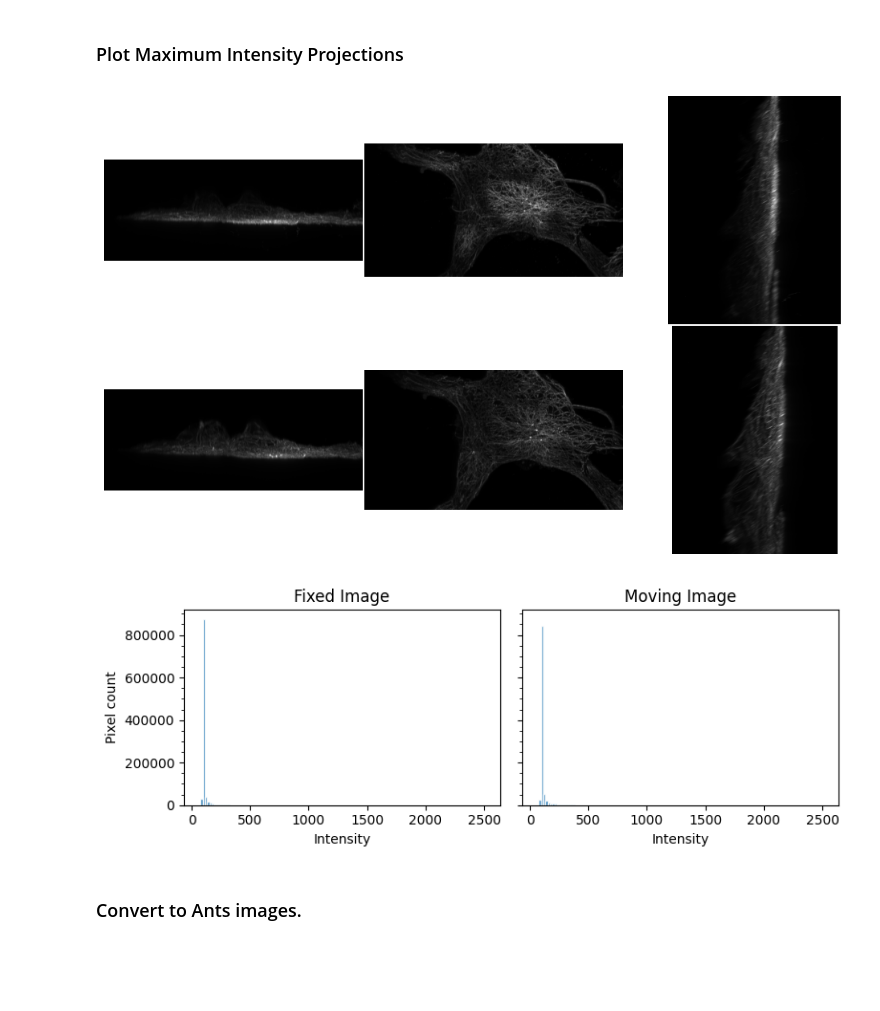
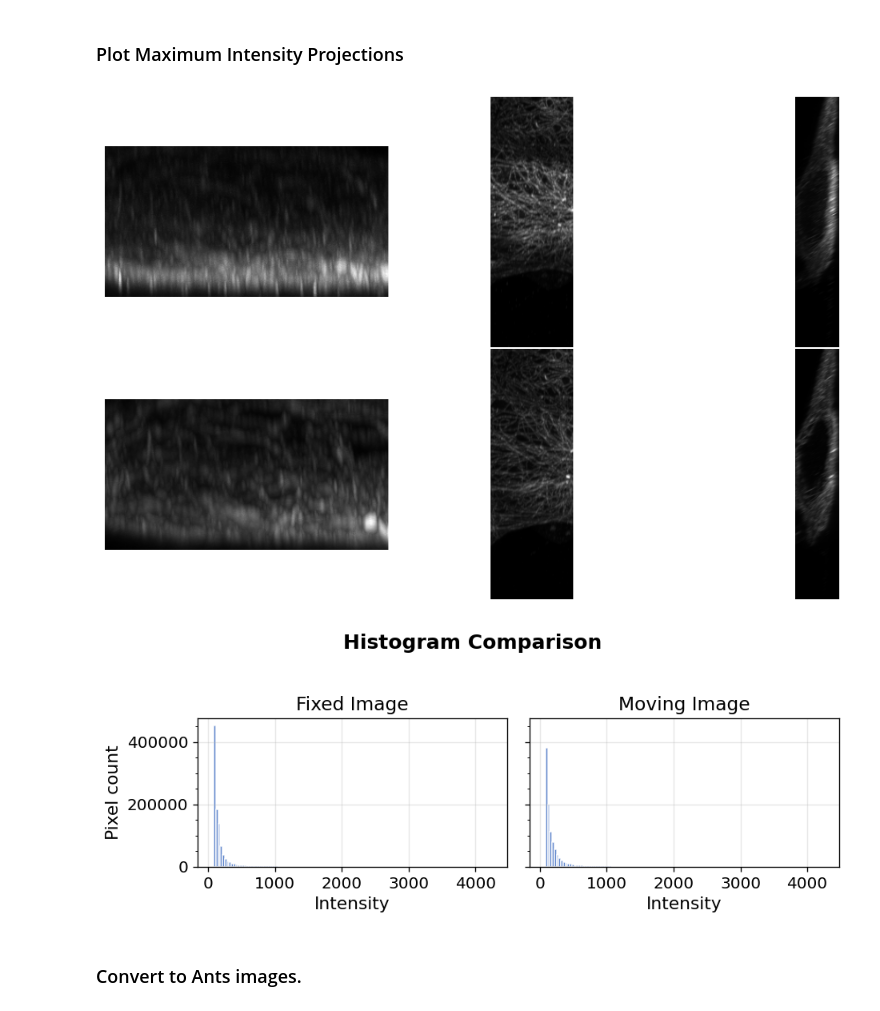
Before and after one commit to TheDeanLab/clearex, a Jupyter notebook: examples/notebooks/registration/evaluate_histogram_matching.ipynb, the cells around one changed output. Saved outputs shown, nothing was run; the diff lists cells and outputs as text; code cells hidden in the pictures; blank space fills up the shorter version.

```diff
--- a/examples/notebooks/registration/evaluate_histogram_matching.ipynb
+++ b/examples/notebooks/registration/evaluate_histogram_matching.ipynb
@@ -24,7 +22,27 @@ Wall time: 24.8 s
 ### Data Paths
 # %%
 %%time
-moving_path = ("/archive/bioinformatics/Danuser_lab/Dean/dean/2025-05-28-registration/original_moving")
-reference_path = ("/archive/bioinformatics/Danuser_lab/Dean/dean/2025-05-28-registration/original_fixed")
-transform_path = ("/archive/bioinformatics/Danuser_lab/Dean/dean/2025-05-28-registration/tmpnccx3xyy0GenericAffine.mat")
+output_path = download_test_registration_data()
+
+fixed_path = os.path.join(
+    output_path,
+    "clearex",
+    "cropped_fixed.tif")
+
+moving_path = os.path.join(
+    output_path,
+    "clearex",
+    "cropped_moving.tif")
+
+transform_path = os.path.join(
+    output_path,
+    "clearex",
+    "GenericAffine.mat")
+
+transform_list = [transform_path]
+
+registered_path = os.path.join(
+    output_path,
+    "clearex",
+    "registered.tif")
 # %% [output]
@@ -34,7 +54,6 @@ Wall time: 37.4 μs
 ### Import Data and Plot Maximum Intensity Projections
 # %%
 %%time
-file = "1_CH01_000000.tif"
-fixed_image = tifffile.imread(str(os.path.join(reference_path, file)))
-moving_image = tifffile.imread(str(os.path.join(moving_path, file)))
+fixed_image = tifffile.imread(fixed_path)
+moving_image = tifffile.imread(moving_path)
 # %% [output]
@@ -45,11 +64,11 @@ Wall time: 1min 24s
 # %%
 mips(fixed_image, moving_image)
 # %% [output]
-[figure, old version]
+[figure, new version]
 # %%
-histograms_fast(fixed_image, moving_image, bins=128, labels=("Fixed Image", "Moving Image"), sample=1_000_000)
+histograms(fixed_image, moving_image, bins=128, labels=("Fixed Image", "Moving Image"), sample=1_000_000)
 # %% [output]
-[figure, old version]
+[figure, new version]
 # %% [markdown]
 ### Convert to Ants images.
 # %%
```
Also changed, not shown: parts of 7 cells of this notebook, 7 other files.
